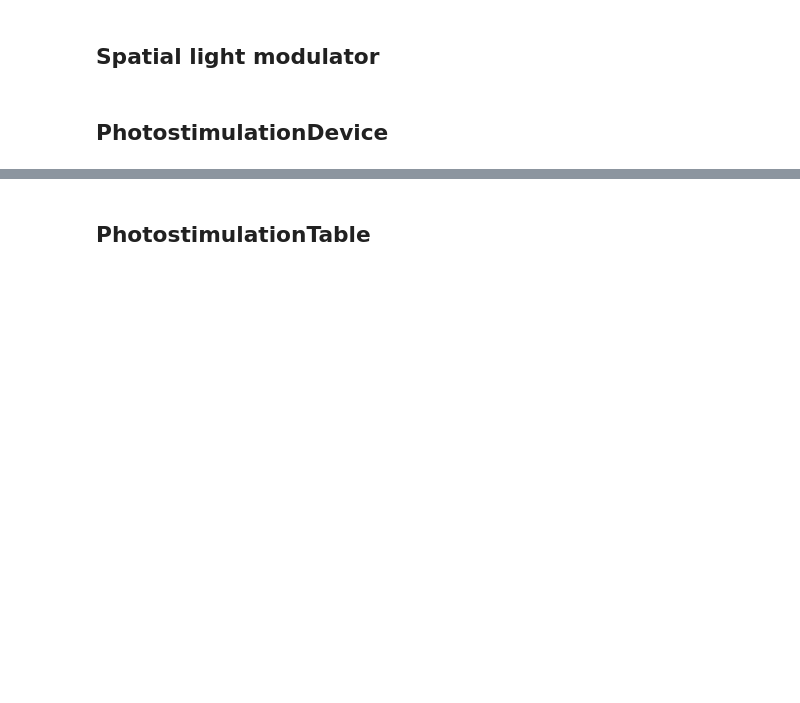
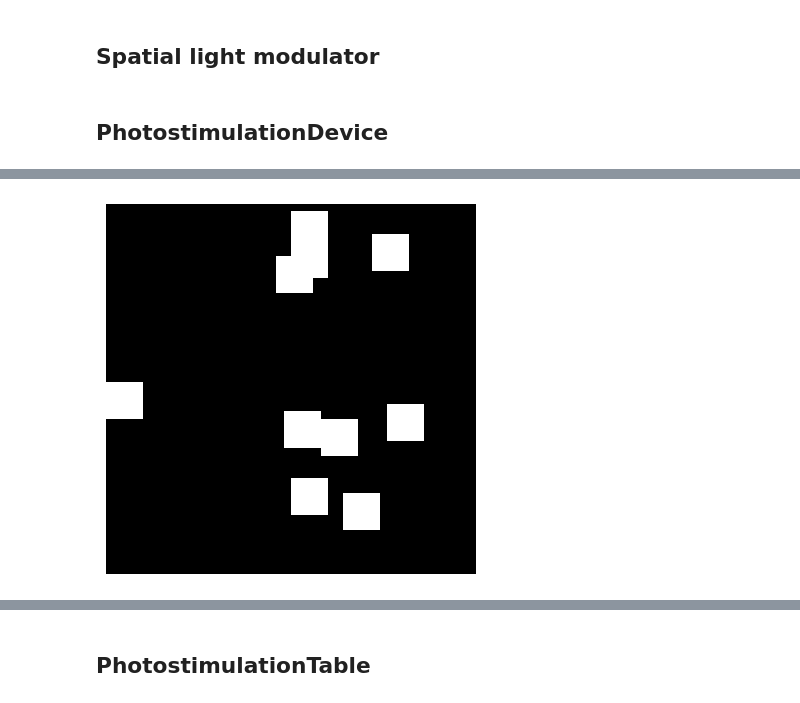
Before and after one commit to nimh-dsst/ndx-photostim, a Jupyter notebook: tutorial.ipynb, the cells around one changed output, grey strips where cells are left out. Drawn from its saved outputs; the diff is of its cells as text; code cells hidden in the pictures; blank space fills up the shorter version.

Commit message:
initial device, pattern, and series descriptions

```diff
--- a/tutorial.ipynb
+++ b/tutorial.ipynb
@@ -17,7 +57,13 @@ photostim_dev = PhotostimulationDevice(name="photostim_dev", description="photos
 # %%
-mask_roi = np.zeros((50, 50))
-x = np.random.randint(0, 3)
-y = np.random.randint(0, 3)
-mask_roi[x:x + 5, y:y + 5] = 1
+image_mask_roi = np.zeros((50, 50))
 
-hp = HolographicPattern(name='HolographicPattern', mask_roi=mask_roi, stimulation_diameter=5)
+n_rois = 5
+for _ in range(n_rois):
+    x = np.random.randint(0, 45)
+    y = np.random.randint(0, 45)
+    mask_roi[x:x + 5, y:y + 5] = 1
+
+hp_1 = HolographicPattern(name='pattern 1', image_mask_roi=mask_roi)
+hp_1.show_mask()
+# %% [output]
+[figure, added]
```
Also changed, not shown: parts of 38 cells of this notebook.
